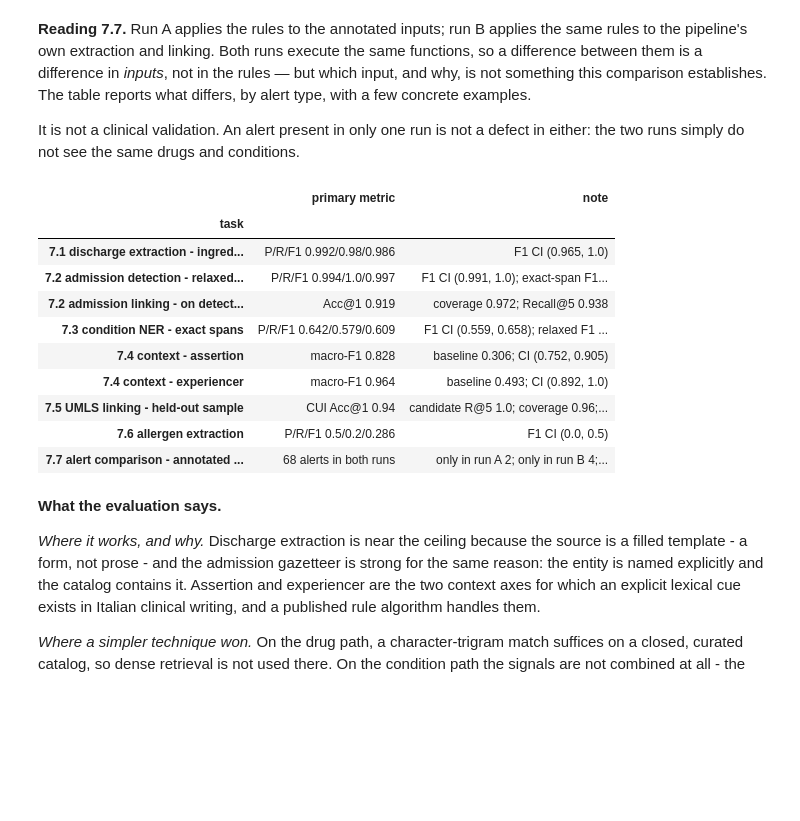
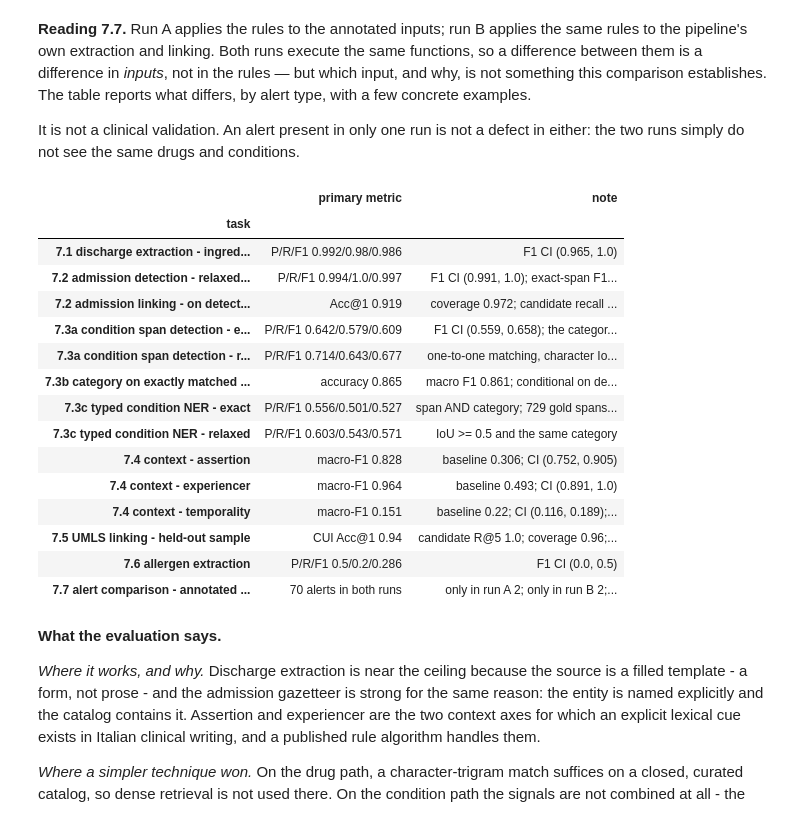
Before and after one commit to ilegul/nlp4dh, a Jupyter notebook: notebooks/clinical_nlp_pipeline.ipynb, the cells around one changed output. Drawn from its saved outputs; the diff is of its cells as text; code cells hidden in the pictures; blank space fills up the shorter version.

```diff
--- a/notebooks/clinical_nlp_pipeline.ipynb
+++ b/notebooks/clinical_nlp_pipeline.ipynb
@@ -2094,22 +2088,22 @@ direction here: the gold is exhaustive, and a downstream symbolic stage can disc
 but cannot recover a mention that was never proposed.
 # %%
 # Load (or, on first run, compute) the anamnesis entity spans
-# The cache sidecar records model, LABEL SET and threshold, so changing the labels invalidates it
+# The entity_cache_path sidecar records model, LABEL SET and threshold, so changing the labels invalidates it
 # automatically instead of silently reusing spans from the old prompt.
-cache = OUTPUT_DIR / "step3_anamnesis_entities.parquet"
-cache_meta = OUTPUT_DIR / "step3_anamnesis_entities.meta.json"
+entity_cache_path = OUTPUT_DIR / "step3_anamnesis_entities.parquet"
+entity_cache_meta = OUTPUT_DIR / "step3_anamnesis_entities.meta.json"
 gliner_sig = {"model": GLINER_MODEL, "labels": NER_LABELS, "threshold": NER_THRESHOLD,
                "spacy": [nlp.meta.get("name"), nlp.meta.get("version")],
                "extract_sha256": hashlib.sha256(inspect.getsource(extract_entities).encode("utf-8")).hexdigest(),
                "texts_sha256": hashlib.sha256("\n".join(report_text(p, T_ANAMNESI) for p in patients).encode("utf-8")).hexdigest()}
-cache_ok = (cache.exists() and cache_meta.exists()
-             and json.loads(cache_meta.read_text(encoding="utf-8")) == gliner_sig)
+cache_ok = (entity_cache_path.exists() and entity_cache_meta.exists()
+             and json.loads(entity_cache_meta.read_text(encoding="utf-8")) == gliner_sig)
 
 if cache_ok:
-    anamnesis_entities = pd.read_parquet(cache)
+    anamnesis_entities = pd.read_parquet(entity_cache_path)
     print("loaded cached entities:", len(anamnesis_entities))
 else:
-    (OUTPUT_DIR / "step5_conditions_linked.parquet").unlink(missing_ok=True)   # invalidate the derived cache
+    (OUTPUT_DIR / "step5_conditions_linked.parquet").unlink(missing_ok=True)   # invalidate the derived entity_cache_path
     rows = []
 
     for i, p in enumerate(patients):
@@ -2120,8 +2114,8 @@ else:
             print(f"  processed {i + 1}/{len(patients)}")
 
     anamnesis_entities = pd.DataFrame(rows)
-    anamnesis_entities.to_parquet(cache)
-    cache_meta.write_text(json.dumps(gliner_sig), encoding="utf-8")
+    anamnesis_entities.to_parquet(entity_cache_path)
+    entity_cache_meta.write_text(json.dumps(gliner_sig), encoding="utf-8")
     print("computed and cached entities:", len(anamnesis_entities))
 
 # GLiNER is NOT released here: the next cell tags the one synthetic demo document with it, so a
@@ -6404,43 +6624,62 @@ runs simply do not see the same drugs and conditions.
 scorecard = pd.DataFrame([
     ("7.1 discharge extraction - ingredient multiset", f"P/R/F1 {discharge_P}/{discharge_R}/{discharge_F1}",
      f"F1 CI {CI['discharge F1']}"),
     ("7.2 admission detection - relaxed alignment", f"P/R/F1 {admission_P}/{admission_R}/{admission_F1}",
      f"F1 CI {CI['admission detection F1']}; exact-span F1 {exact_span_F1}"),
     ("7.2 admission linking - on detected mentions", f"Acc@1 {round(linking_outcomes['acc1']/linking_outcomes['attempted'], 3)}",
-     f"coverage {round(linking_outcomes['attempted']/n_aligned, 3)}; Recall@5 {round(linking_outcomes['r5']/n_aligned, 3)}"),
-    ("7.3 condition NER - exact spans", f"P/R/F1 {exact_P}/{exact_R}/{exact_F}",
-     f"F1 CI {CI['NER exact F1']}; relaxed F1 {rel_F}"),
+     f"coverage {round(linking_outcomes['attempted']/n_aligned, 3)}; "
+     f"candidate recall {round(linking_outcomes['generated']/n_aligned, 3)}"),
+    ("7.3a condition span detection - exact, untyped", f"P/R/F1 {exact_P}/{exact_R}/{exact_F}",
+     f"F1 CI {CI['NER exact F1']}; the category is ignored here"),
+    ("7.3a condition span detection - relaxed, untyped", f"P/R/F1 {rel_P}/{rel_R}/{rel_F}",
+     "one-to-one matching, character IoU >= 0.5"),
+    ("7.3b category on exactly matched spans",
+     f"accuracy {round(category_accuracy, 3)}",
+     f"macro F1 {round(cat_f1, 3)}; conditional on detection, {len(matched_keys)} matched spans"),
+    ("7.3c typed condition NER - exact", f"P/R/F1 {typed_P}/{typed_R}/{typed_F1}",
+     f"span AND category; {len(typed_gold_keys)} gold spans with a usable category"),
+    ("7.3c typed condition NER - relaxed",
+     f"P/R/F1 {typed_rel_P}/{typed_rel_R}/{typed_rel_F1}",
+     "IoU >= 0.5 and the same category"),
     ("7.4 context - assertion", f"macro-F1 {context_eval.loc['assertion', 'macro F1']}",
      f"baseline {context_eval.loc['assertion', 'baseline macro F1']}; CI {CI['context assertion macro-F1']}"),
     ("7.4 context - experiencer", f"macro-F1 {context_eval.loc['experiencer', 'macro F1']}",
      f"baseline {context_eval.loc['experiencer', 'baseline macro F1']}; CI {CI['context experiencer macro-F1']}"),
+    ("7.4 context - temporality", f"macro-F1 {context_eval.loc['temporality', 'macro F1']}",
+     f"baseline {context_eval.loc['temporality', 'baseline macro F1']}; "
+     f"CI {CI['context temporality macro-F1']}; the weakest axis for this cue-based method"),
     ("7.5 UMLS linking - held-out sample", f"CUI Acc@1 {round(cui_accuracy_at1, 3)}",
      f"candidate R@5 {round(candidate_recall_at5, 3)}; coverage {round(coverage_on_linkable, 3)}; "
      f"selective acc {round(selective_accuracy, 3)}; NIL F1 {nil_f1}; "
      f"end-to-end {round(end_to_end_accuracy, 3)}; {len(eval_linkable)} linkable mentions, "
      f"single annotator"),
     ("7.6 allergen extraction", "PENDING" if gold_allergen is None else f"P/R/F1 {allergen_P}/{allergen_R}/{allergen_F1}",
      "needs data/annotations/gold_allergens.csv" if gold_allergen is None else f"F1 CI {CI['allergen exact F1']}"),
     ("7.7 alert comparison - annotated vs pipeline inputs",
      f"{alerts_shared} alerts in both runs",
      f"only in run A {alerts_only_A}; only in run B {alerts_only_B}; "
      f"a difference in inputs, not a measure of rule correctness"),
 ], columns=["task", "primary metric", "note"]).set_index("task")
 
 with pd.option_context("display.max_colwidth", None, "display.width", 220):
     display(scorecard)
 # %% [output]
 |  | primary metric | note |
 | task |  |  |
 | 7.1 discharge extraction - ingred... | P/R/F1 0.992/0.98/0.986 | F1 CI (0.965, 1.0) |
 | 7.2 admission detection - relaxed... | P/R/F1 0.994/1.0/0.997 | F1 CI (0.991, 1.0); exact-span F1... |
-| 7.2 admission linking - on detect... | Acc@1 0.919 | coverage 0.972; Recall@5 0.938 |
-| 7.3 condition NER - exact spans | P/R/F1 0.642/0.579/0.609 | F1 CI (0.559, 0.658); relaxed F1 ... |
+| 7.2 admission linking - on detect... | Acc@1 0.919 | coverage 0.972; candidate recall ... |
+| 7.3a condition span detection - e... | P/R/F1 0.642/0.579/0.609 | F1 CI (0.559, 0.658); the categor... |
+| 7.3a condition span detection - r... | P/R/F1 0.714/0.643/0.677 | one-to-one matching, character Io... |
+| 7.3b category on exactly matched ... | accuracy 0.865 | macro F1 0.861; conditional on de... |
+| 7.3c typed condition NER - exact | P/R/F1 0.556/0.501/0.527 | span AND category; 729 gold spans... |
+| 7.3c typed condition NER - relaxed | P/R/F1 0.603/0.543/0.571 | IoU >= 0.5 and the same category |
 | 7.4 context - assertion | macro-F1 0.828 | baseline 0.306; CI (0.752, 0.905) |
-| 7.4 context - experiencer | macro-F1 0.964 | baseline 0.493; CI (0.892, 1.0) |
+| 7.4 context - experiencer | macro-F1 0.964 | baseline 0.493; CI (0.891, 1.0) |
+| 7.4 context - temporality | macro-F1 0.151 | baseline 0.22; CI (0.116, 0.189);... |
 | 7.5 UMLS linking - held-out sample | CUI Acc@1 0.94 | candidate R@5 1.0; coverage 0.96;... |
 | 7.6 allergen extraction | P/R/F1 0.5/0.2/0.286 | F1 CI (0.0, 0.5) |
-| 7.7 alert comparison - annotated ... | 68 alerts in both runs | only in run A 2; only in run B 4;... |
+| 7.7 alert comparison - annotated ... | 70 alerts in both runs | only in run A 2; only in run B 2;... |
 # %% [markdown]
 **What the evaluation says.**
 
```
Also changed, not shown: parts of 52 cells of this notebook, 2 other files.
